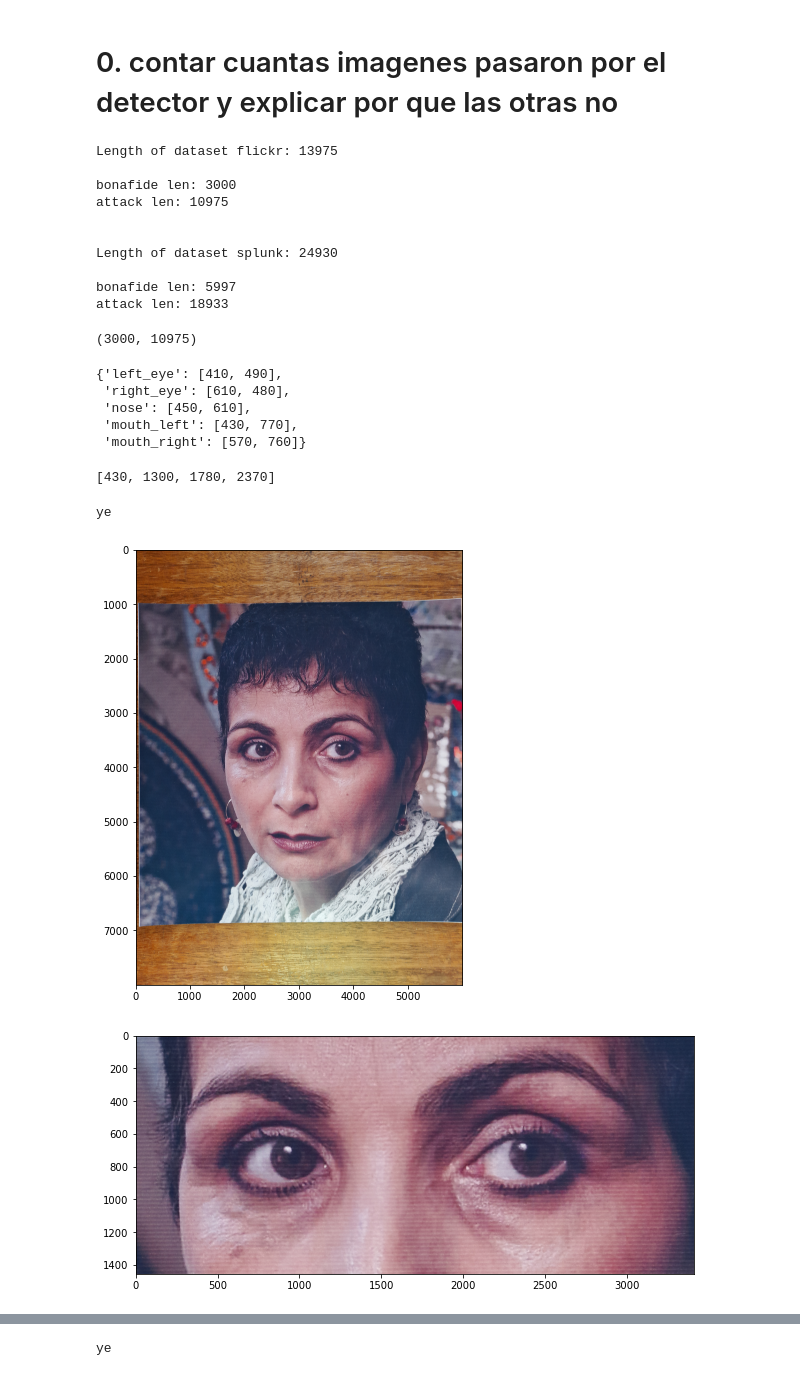
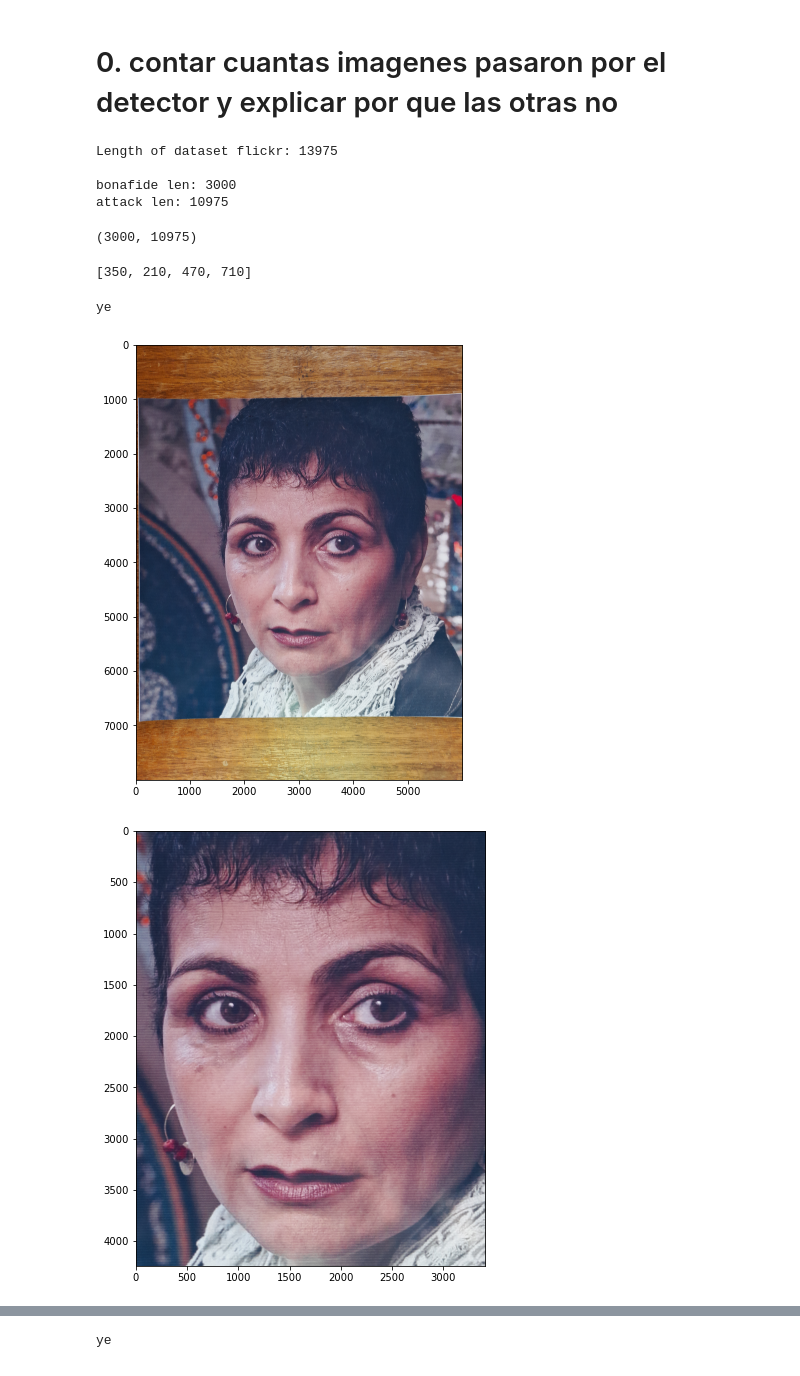
Before and after one commit to Choapinus/thesis-msc-2022, a Jupyter notebook: notebooks/load_marks_json.ipynb, the cells around one changed output, grey strips where cells are left out. Cells and saved outputs as stored; diff of their text form; code cells hidden in the pictures.

```diff
--- a/notebooks/load_marks_json.ipynb
+++ b/notebooks/load_marks_json.ipynb
@@ -12,12 +13,13 @@ from scipy.spatial.distance import euclidean
 # %%
 json_dict = {
     'flickr': './json_data/FLICKR.json',
-    'splunk': './json_data/Splunk.json',
+    # 'splunk': './json_data/Splunk.json',
 }
 
 datasets = {
     'flickr': '/media/choppy/WD_BLACK/datasets',
-    'splunk': '/media/choppy/WD_BLACK/datasets',
+    # 'flickr': '../data/01_raw',
+    # 'splunk': '/media/choppy/WD_BLACK/datasets',
 }
 # %% [markdown]
 # 0. contar cuantas imagenes pasaron por el detector y explicar por que las otras no
@@ -46,12 +48,6 @@ Length of dataset flickr: 13975
 
 bonafide len: 3000
 attack len: 10975
-
-
-Length of dataset splunk: 24930
-
-bonafide len: 5997
-attack len: 18933
 # %%
 # agrupar imagenes y metadata en bonafide vs ataque y contar cuantas imagenes pasaron vs cuantas deberian ser
 # generar array con indices de imagenes por cada dataset y guardarlo
@@ -59,18 +55,10 @@ attack len: 18933
 len(bonafide), len(attacks)
 # %% [output]
 (3000, 10975)
-# %%
-elem.get('mtcnn-inference').get('keypoints')
-# %% [output]
-{'left_eye': [410, 490],
- 'right_eye': [610, 480],
- 'nose': [450, 610],
- 'mouth_left': [430, 770],
- 'mouth_right': [570, 760]}
 # %%
 elem.get('mtcnn-inference')['box']
 # %% [output]
-[430, 1300, 1780, 2370]
+[350, 210, 470, 710]
 # %%
 # calcular area, ancho y largo de zonas perioculares
 
@@ -93,37 +81,48 @@ for json_key in json_dict:
 
 
 
+
             nose = elem.get('mtcnn-inference').get('keypoints').get('nose')
             left_eye, right_eye = elem.get('mtcnn-inference').get('keypoints')['left_eye'], elem.get('mtcnn-inference').get('keypoints')['right_eye']
             dst1, dst2 = euclidean(left_eye, nose), euclidean(right_eye, nose)
             mean_dst = np.mean([dst1, dst2]).astype(np.uint16)
 
             periocular = image.copy()
 
             pt1 = (bbox[0], left_eye[1]-int(mean_dst*0.6))
             pt2 = (bbox[0]+bbox[2], right_eye[1]+int(mean_dst*0.6))
 
 
             periocular = periocular[ pt1[1]:pt2[1], pt1[0]:pt2[0], ... ] # use the generated points to crop the ROI
-
             # face + distance
             # periocular = cv2.rectangle(periocular, pt1, pt2, color=[255, 0, 0], thickness=50)
+
+            # get xy
+            face = image[ bbox[1]: bbox[1] + bbox[3], bbox[0]: bbox[0] + bbox[2] ]
+            # crop face
+
 
 
             plt.figure(figsize=(10, 8))
             plt.imshow(image)
             plt.show()
 
             plt.figure(figsize=(10, 8))
+            plt.imshow(face)
+            plt.show()
+
+            plt.figure(figsize=(10, 8))
             plt.imshow(periocular)
             plt.show()
+
+
             i += 1
             if i == 2: break
         else:
             continue
 
     break
 # %% [output]
 ye
 [figure]
-[figure, old version]
+[figure, new version]
```
Also changed, not shown: parts of 12 cells of this notebook, 5 other files.
